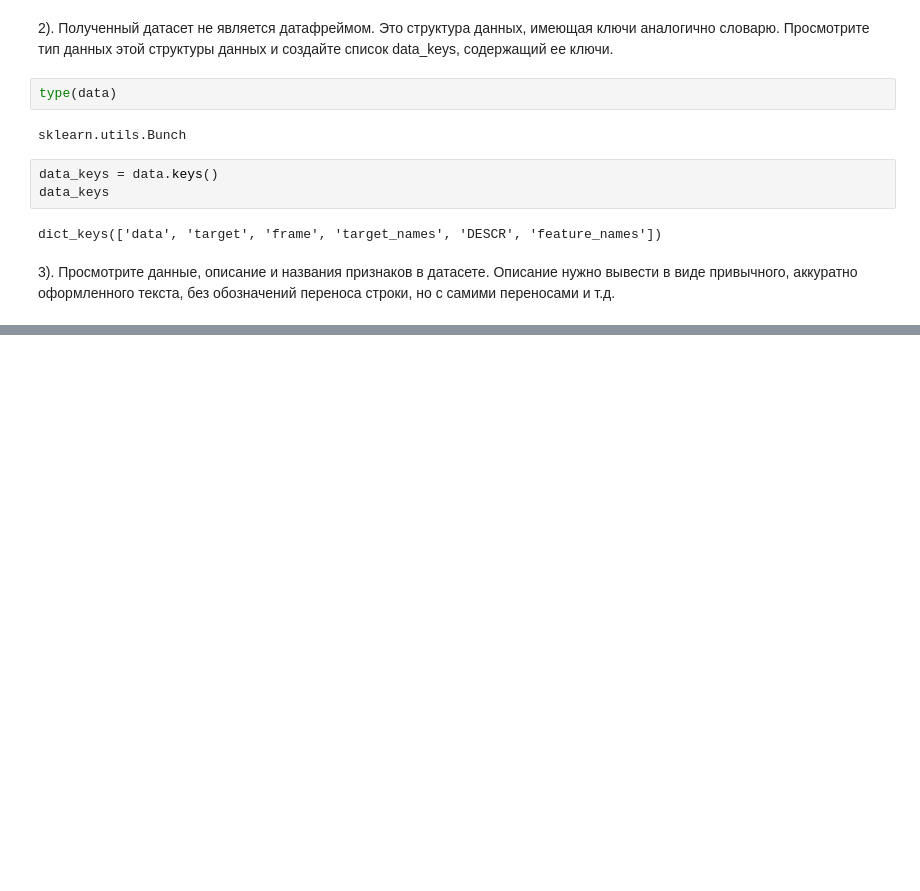
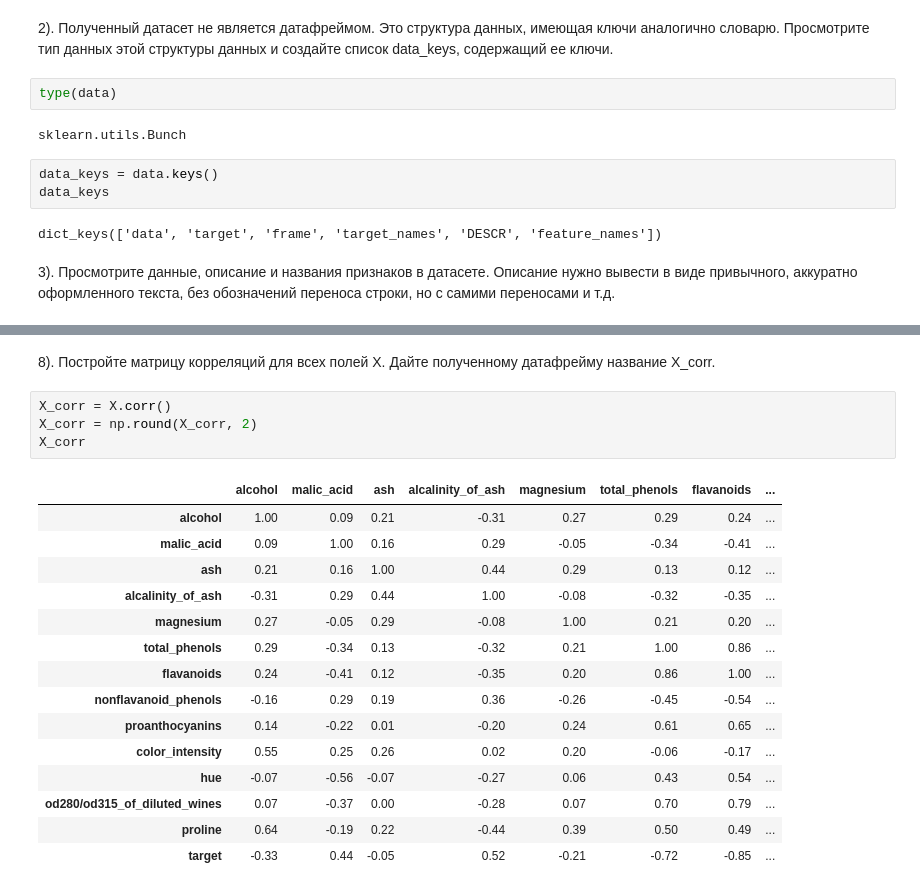
Before and after one commit to myselfadmirer/Python-for-Data-Science, a Jupyter notebook: lesson3/Scikit-learn.ipynb, the cells around one changed output, grey strips where cells are left out. Cells and saved outputs as stored; diff of their text form; blank space fills up the shorter version.

```diff
--- a/lesson3/Scikit-learn.ipynb
+++ b/lesson3/Scikit-learn.ipynb
@@ -421,0 +522,22 @@ AttributeError: info
+# %% [markdown]
+8). Постройте матрицу корреляций для всех полей X. Дайте полученному датафрейму название X_corr.
+# %%
+X_corr = X.corr()
+X_corr = np.round(X_corr, 2)
+X_corr
+# %% [output]
+|  | alcohol | malic_acid | ash | alcalinity_of_ash | magnesium | total_phenols | flavanoids | ... |
+| alcohol | 1.00 | 0.09 | 0.21 | -0.31 | 0.27 | 0.29 | 0.24 | ... |
+| malic_acid | 0.09 | 1.00 | 0.16 | 0.29 | -0.05 | -0.34 | -0.41 | ... |
+| ash | 0.21 | 0.16 | 1.00 | 0.44 | 0.29 | 0.13 | 0.12 | ... |
+| alcalinity_of_ash | -0.31 | 0.29 | 0.44 | 1.00 | -0.08 | -0.32 | -0.35 | ... |
+| magnesium | 0.27 | -0.05 | 0.29 | -0.08 | 1.00 | 0.21 | 0.20 | ... |
+| total_phenols | 0.29 | -0.34 | 0.13 | -0.32 | 0.21 | 1.00 | 0.86 | ... |
+| flavanoids | 0.24 | -0.41 | 0.12 | -0.35 | 0.20 | 0.86 | 1.00 | ... |
+| nonflavanoid_phenols | -0.16 | 0.29 | 0.19 | 0.36 | -0.26 | -0.45 | -0.54 | ... |
+| proanthocyanins | 0.14 | -0.22 | 0.01 | -0.20 | 0.24 | 0.61 | 0.65 | ... |
+| color_intensity | 0.55 | 0.25 | 0.26 | 0.02 | 0.20 | -0.06 | -0.17 | ... |
+| hue | -0.07 | -0.56 | -0.07 | -0.27 | 0.06 | 0.43 | 0.54 | ... |
+| od280/od315_of_diluted_wines | 0.07 | -0.37 | 0.00 | -0.28 | 0.07 | 0.70 | 0.79 | ... |
+| proline | 0.64 | -0.19 | 0.22 | -0.44 | 0.39 | 0.50 | 0.49 | ... |
+| target | -0.33 | 0.44 | -0.05 | 0.52 | -0.21 | -0.72 | -0.85 | ... |
```
Also changed, not shown: parts of 17 cells of this notebook.
